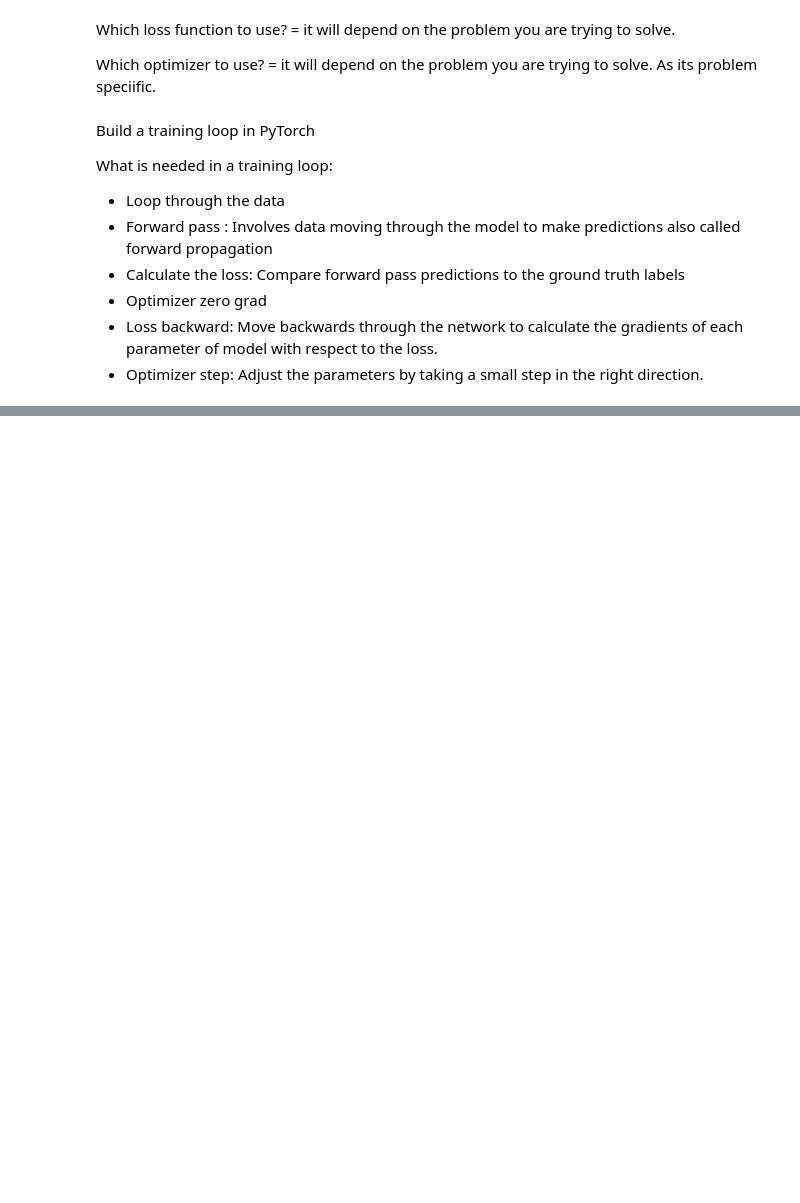
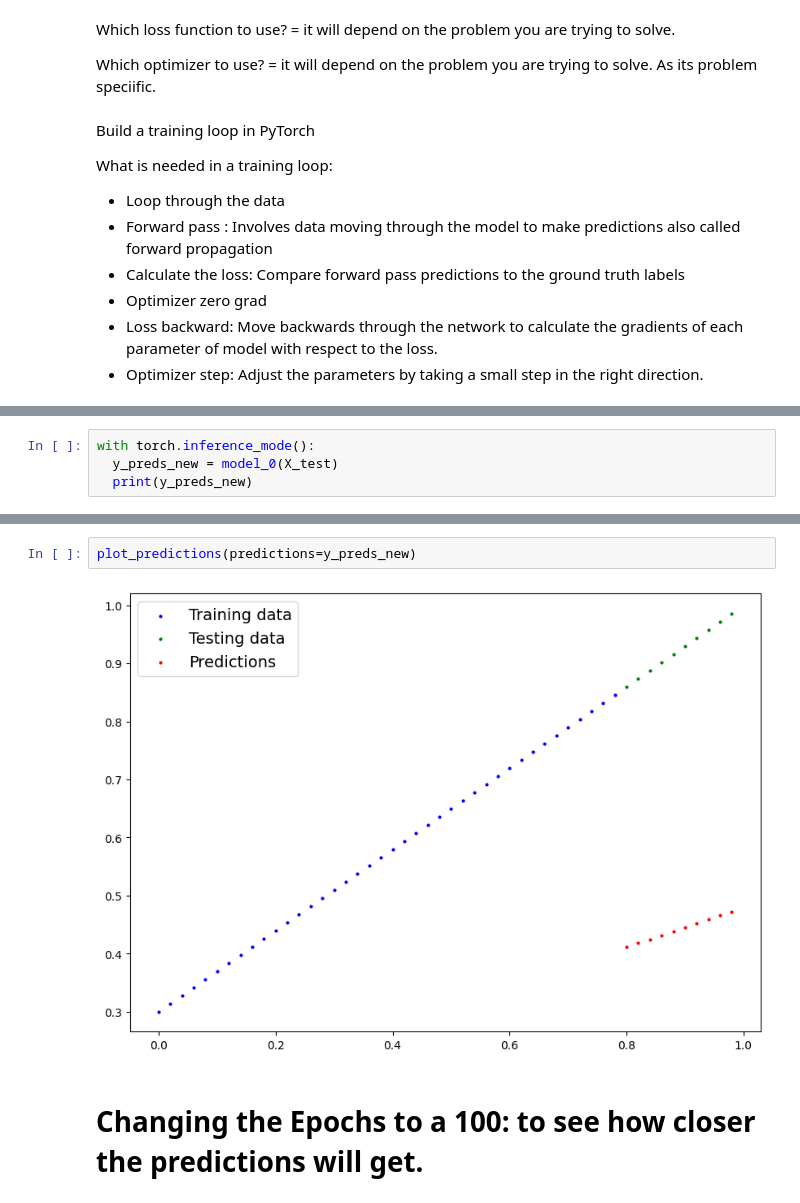
Before and after one commit to EngrIBGIT/Projects_Deep_Learning_PyTorch, a Jupyter notebook: Project_Deep_Learning_PyTorch.ipynb, the cells around one changed output, grey strips where cells are left out. Cells and saved outputs as stored; diff of their text form; blank space fills up the shorter version.

```diff
--- a/Project_Deep_Learning_PyTorch.ipynb
+++ b/Project_Deep_Learning_PyTorch.ipynb
@@ -1301,0 +1315,4 @@ for epoch in range(epochs):
+# %%
+with torch.inference_mode():
+  y_preds_new = model_0(X_test)
+  print(y_preds_new)
@@ -1301,0 +1342,6 @@ for epoch in range(epochs):
+# %%
+plot_predictions(predictions=y_preds_new)
+# %% [output]
+[figure, added]
+# %% [markdown]
+# Changing the Epochs to a 100: to see how closer the predictions will get.
```
Also changed, not shown: parts of 10 cells of this notebook.
